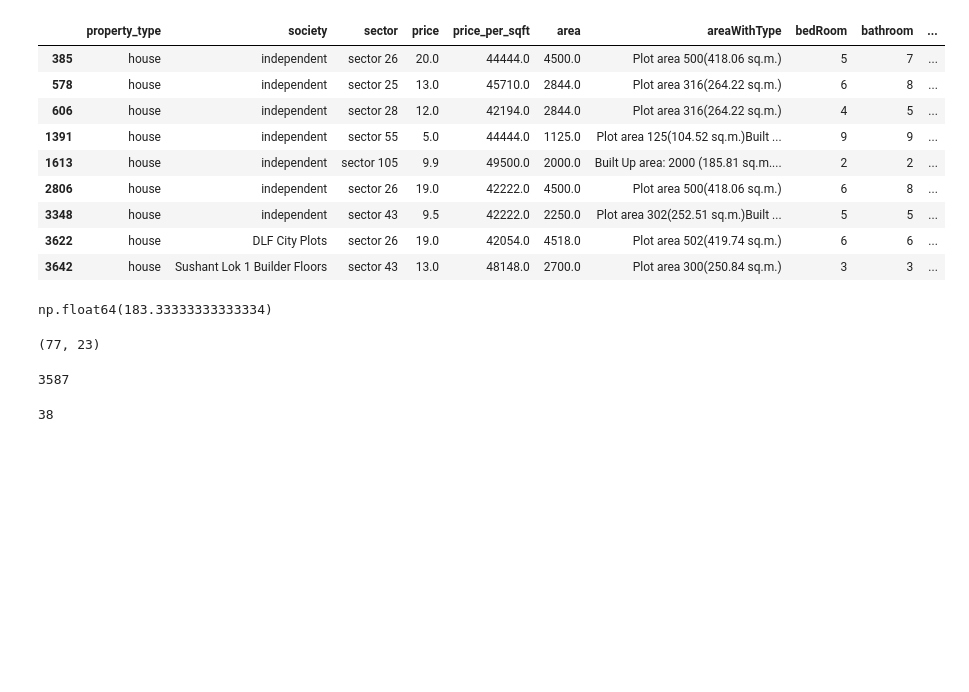
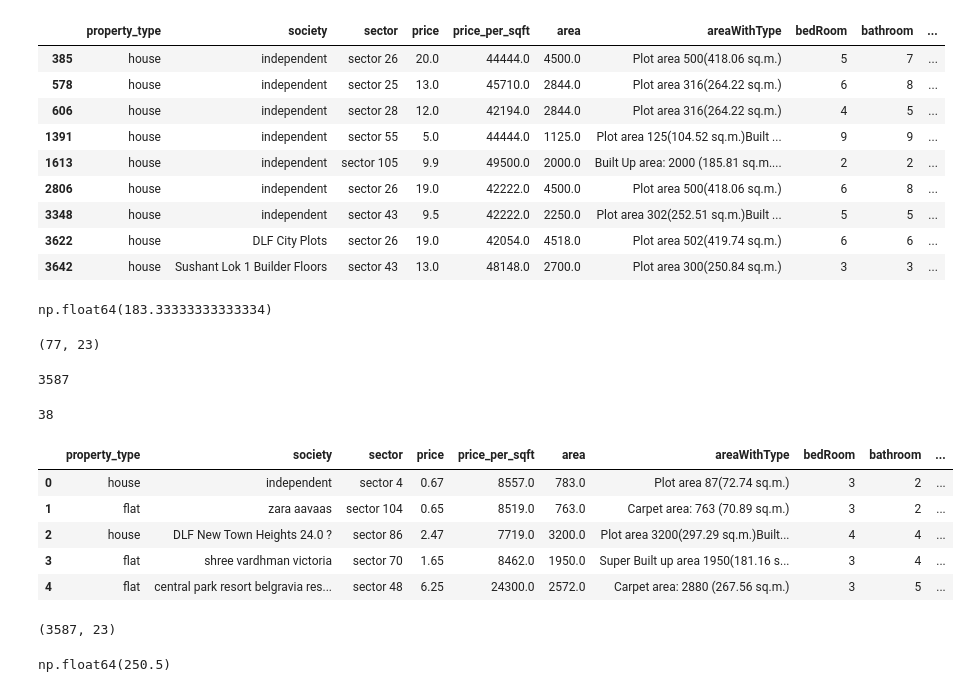
Before and after one commit to wasiahmad68/Capstone-project-Property-Price-Prediction-model, a Jupyter notebook: Step 6 Outlier and removal/outlier_treatement.ipynb, the cells around one changed output. Saved outputs shown, nothing was run; the diff lists cells and outputs as text; code cells hidden in the pictures; blank space fills up the shorter version.

Commit message:
Missing_value_imputation

```diff
--- a/Step 6 Outlier and removal/outlier_treatement.ipynb
+++ b/Step 6 Outlier and removal/outlier_treatement.ipynb
@@ -580,3 +580,23 @@ df.to_sql("gurgaon_properties_outlier_treated_v1", con=mysql_engine, if_exists='
 df.to_sql("gurgaon_properties_outlier_treated_v1", con=mssql_engine, if_exists='replace', index=False)
 # %% [output]
 38
+# %%
+# Read from AWS MySQL
+df = pd.read_sql("SELECT * FROM gurgaon_properties_outlier_treated_v1", con=mysql_engine)
+df.head()
+# %% [output]
+|  | property_type | society | sector | price | price_per_sqft | area | areaWithType | bedRoom | bathroom | ... |
+| 0 | house | independent | sector 4 | 0.67 | 8557.0 | 783.0 | Plot area 87(72.74 sq.m.) | 3 | 2 | ... |
+| 1 | flat | zara aavaas | sector 104 | 0.65 | 8519.0 | 763.0 | Carpet area: 763 (70.89 sq.m.) | 3 | 2 | ... |
+| 2 | house | DLF New Town Heights 24.0 ? | sector 86 | 2.47 | 7719.0 | 3200.0 | Plot area 3200(297.29 sq.m.)Built... | 4 | 4 | ... |
+| 3 | flat | shree vardhman victoria | sector 70 | 1.65 | 8462.0 | 1950.0 | Super Built up area 1950(181.16 s... | 3 | 4 | ... |
+| 4 | flat | central park resort belgravia res... | sector 48 | 6.25 | 24300.0 | 2572.0 | Carpet area: 2880 (267.56 sq.m.) | 3 | 5 | ... |
+# %%
+df.shape
+# %% [output]
+(3587, 23)
+# %%
+x = df[df['price_per_sqft'] <= 20000]
+(x['area'] / x['bedRoom']).quantile(0.05) # 5th percentile of area per bedroom means that 5% of the properties have an area per bedroom less than this value
+# %% [output]
+np.float64(250.5)
```
Also changed, not shown: parts of 19 cells of this notebook, 3 other files.
